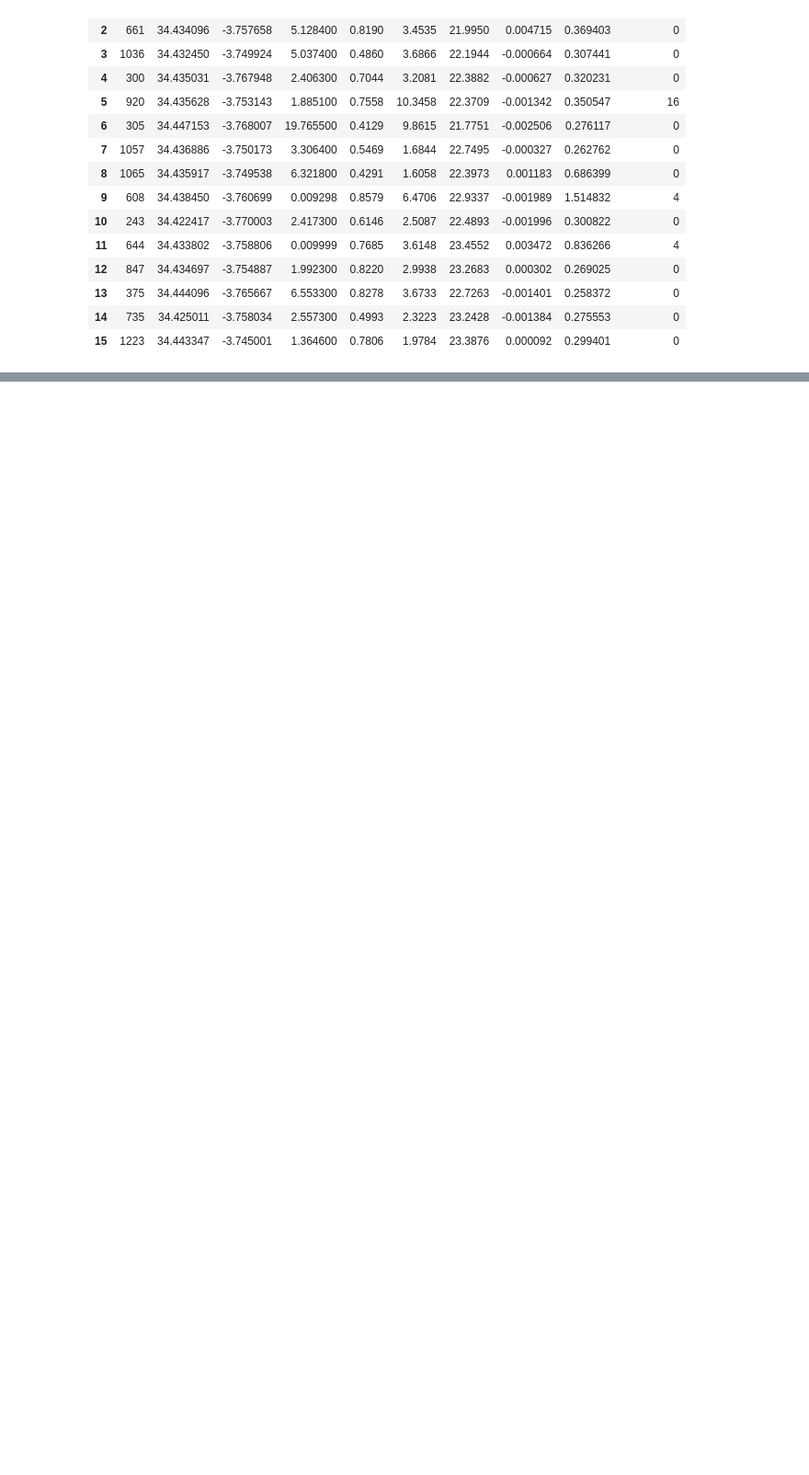
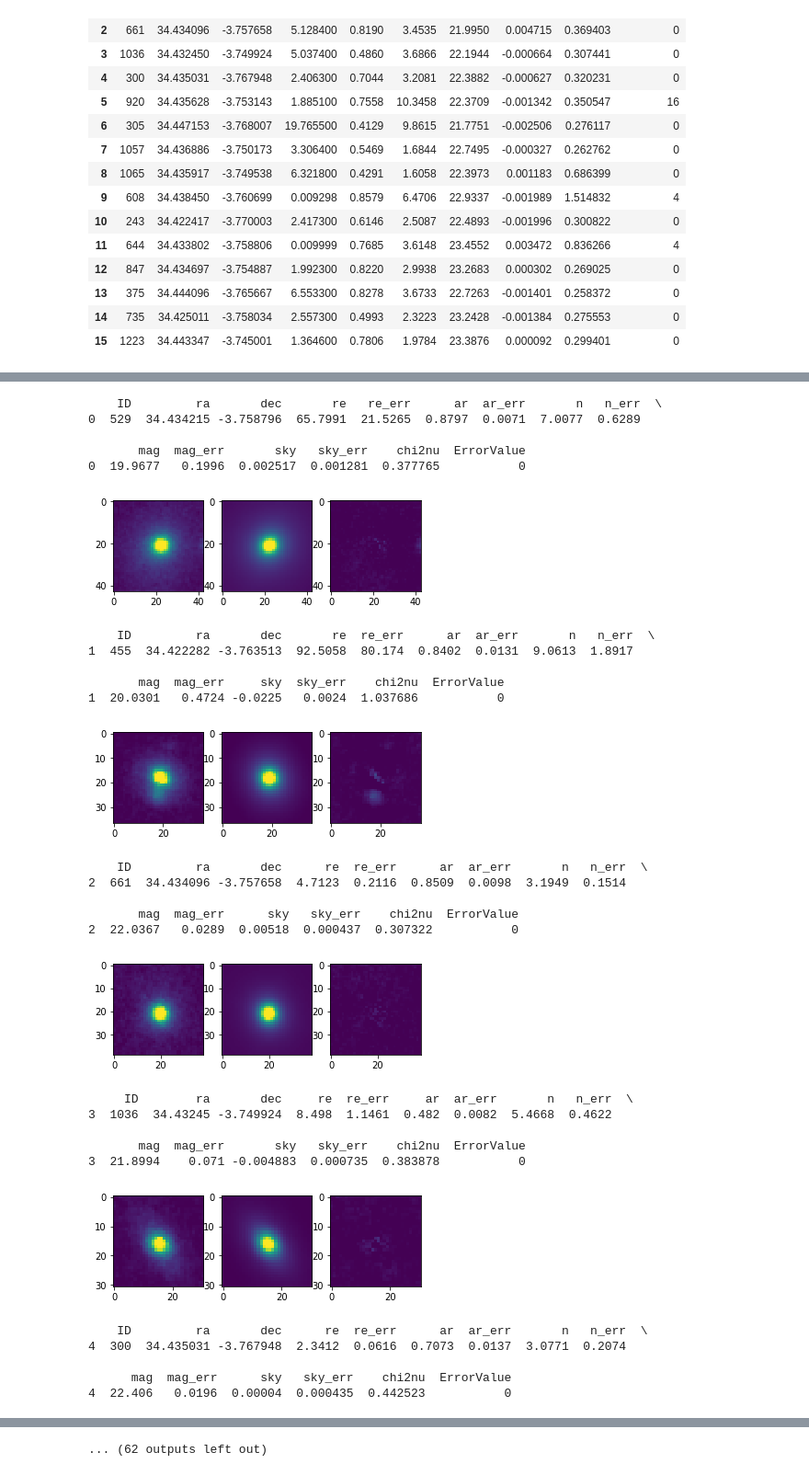
Before and after one commit to enoordeh/GalaxyPops, a Jupyter notebook: Analysis/HST/HST_galfit.ipynb, the cells around one changed output, grey strips where cells are left out. Shown at 92% size. Cells and saved outputs as stored; diff of their text form; code cells hidden in the pictures; blank space fills up the shorter version.

```diff
--- a/Analysis/HST/HST_galfit.ipynb
+++ b/Analysis/HST/HST_galfit.ipynb
@@ -214,0 +213,34 @@ for ID in fit_df['ID']:
+# %%
+# Plot fits by ID
+for ID in fit_df['ID']:
+    gfh.plot_by_ID(ID,save_name=savename,survey='HST')
+# %% [output]
+    ID         ra       dec       re   re_err      ar  ar_err       n   n_err  \
+0  529  34.434215 -3.758796  65.7991  21.5265  0.8797  0.0071  7.0077  0.6289
+
+       mag  mag_err       sky   sky_err    chi2nu  ErrorValue
+0  19.9677   0.1996  0.002517  0.001281  0.377765           0
+[figure, added]
+    ID         ra       dec       re  re_err      ar  ar_err       n   n_err  \
+1  455  34.422282 -3.763513  92.5058  80.174  0.8402  0.0131  9.0613  1.8917
+
+       mag  mag_err     sky  sky_err    chi2nu  ErrorValue
+1  20.0301   0.4724 -0.0225   0.0024  1.037686           0
+[figure, added]
+    ID         ra       dec      re  re_err      ar  ar_err       n   n_err  \
+2  661  34.434096 -3.757658  4.7123  0.2116  0.8509  0.0098  3.1949  0.1514
+
+       mag  mag_err      sky   sky_err    chi2nu  ErrorValue
+2  22.0367   0.0289  0.00518  0.000437  0.307322           0
+[figure, added]
+     ID        ra       dec     re  re_err     ar  ar_err       n   n_err  \
+3  1036  34.43245 -3.749924  8.498  1.1461  0.482  0.0082  5.4668  0.4622
+
+       mag  mag_err       sky   sky_err    chi2nu  ErrorValue
+3  21.8994    0.071 -0.004883  0.000735  0.383878           0
+[figure, added]
+    ID         ra       dec      re  re_err      ar  ar_err       n   n_err  \
+4  300  34.435031 -3.767948  2.3412  0.0616  0.7073  0.0137  3.0771  0.2074
+
+      mag  mag_err      sky   sky_err    chi2nu  ErrorValue
+4  22.406   0.0196  0.00004  0.000435  0.442523           0
@@ -214,0 +254 @@ for ID in fit_df['ID']:
+... (62 outputs left out)
```
Also changed, not shown: parts of 5 cells of this notebook, 2 other files.
